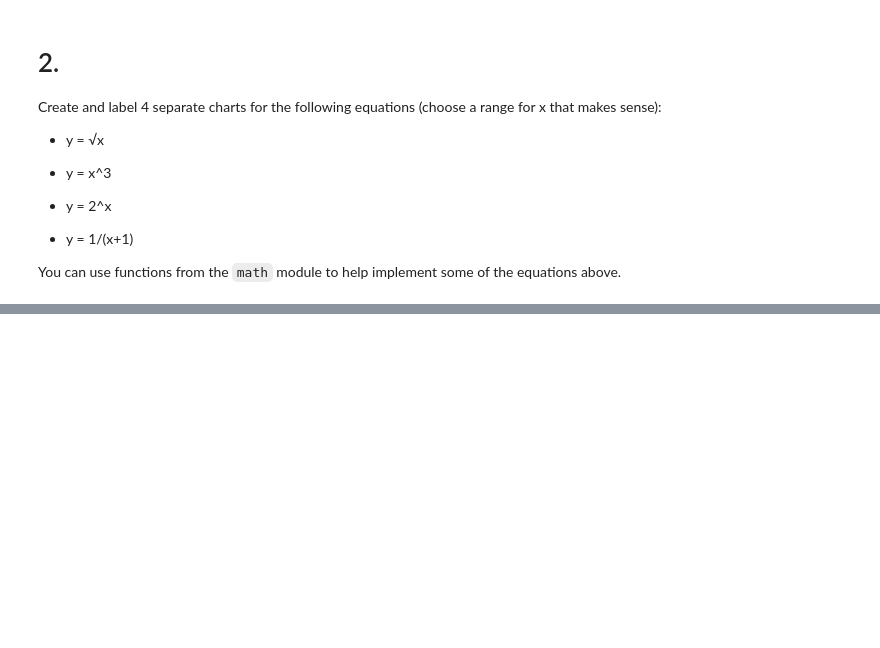
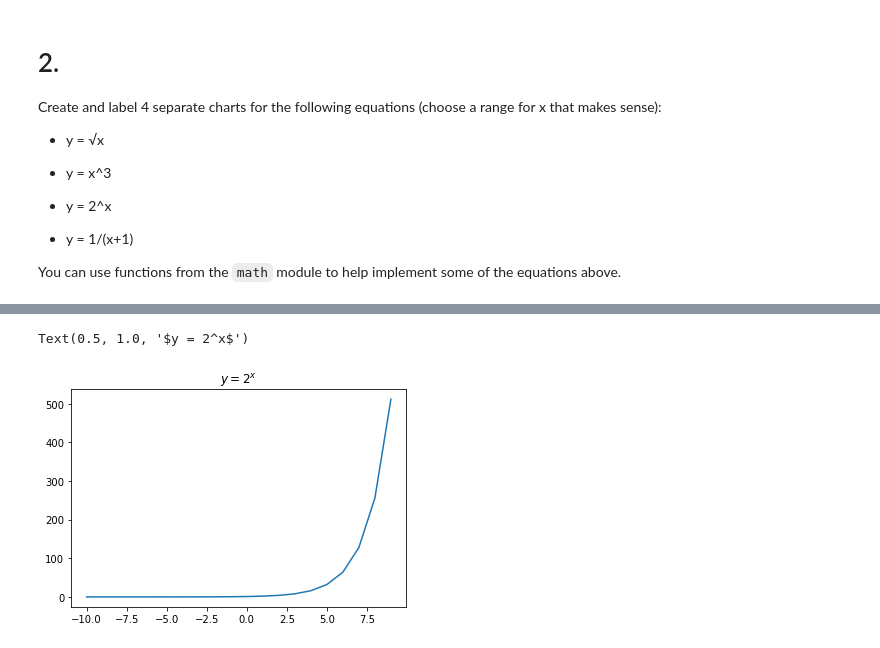
Before and after one commit to o0amandagomez0o/numpy-pandas-visualization-exercises, a Jupyter notebook: matplotlib_exercises.ipynb, the cells around one changed output, grey strips where cells are left out. Cells and saved outputs as stored; diff of their text form; code cells hidden in the pictures; blank space fills up the shorter version.

```diff
--- a/matplotlib_exercises.ipynb
+++ b/matplotlib_exercises.ipynb
@@ -45,0 +65,9 @@ You can use functions from the `math` module to help implement some of the equat
+# %%
+x3 = [x for x in range(-10,10)]
+y3 = [math.pow(2, x) for x in x3]
+
+plt.plot(x3,y3)
+plt.title('$y = 2^x$')
+# %% [output]
+Text(0.5, 1.0, '$y = 2^x$')
+[figure, added]
```
Also changed, not shown: parts of 9 cells of this notebook, 3 other files.
